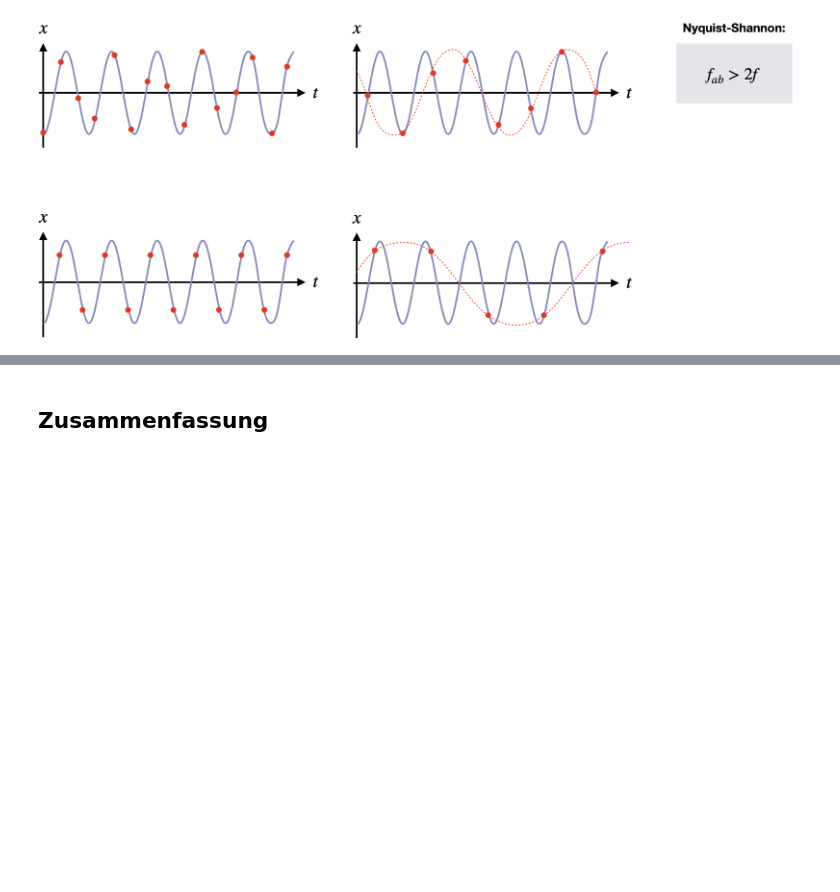
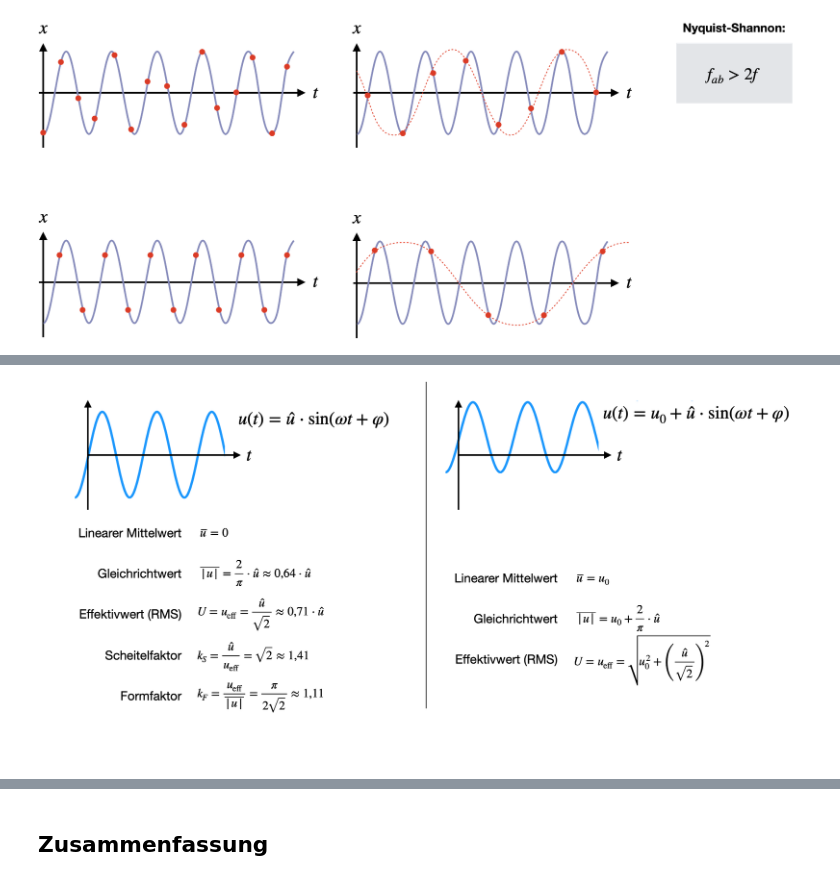
Before and after one commit to Kisleif/messtechnik-lecture, a Jupyter notebook: Messsignale.ipynb, the cells around one changed output, grey strips where cells are left out. Cells and saved outputs as stored; diff of their text form; code cells hidden in the pictures; blank space fills up the shorter version.

```diff
--- a/Messsignale.ipynb
+++ b/Messsignale.ipynb
@@ -274,0 +333,4 @@ Image("pictures/aliasing.png", width=800)
+# %%
+Image("pictures/bsp_eff_sin.png", width=800)
+# %% [output]
+[figure, added]
```
Also changed, not shown: parts of 14 cells of this notebook, 4 other files.
